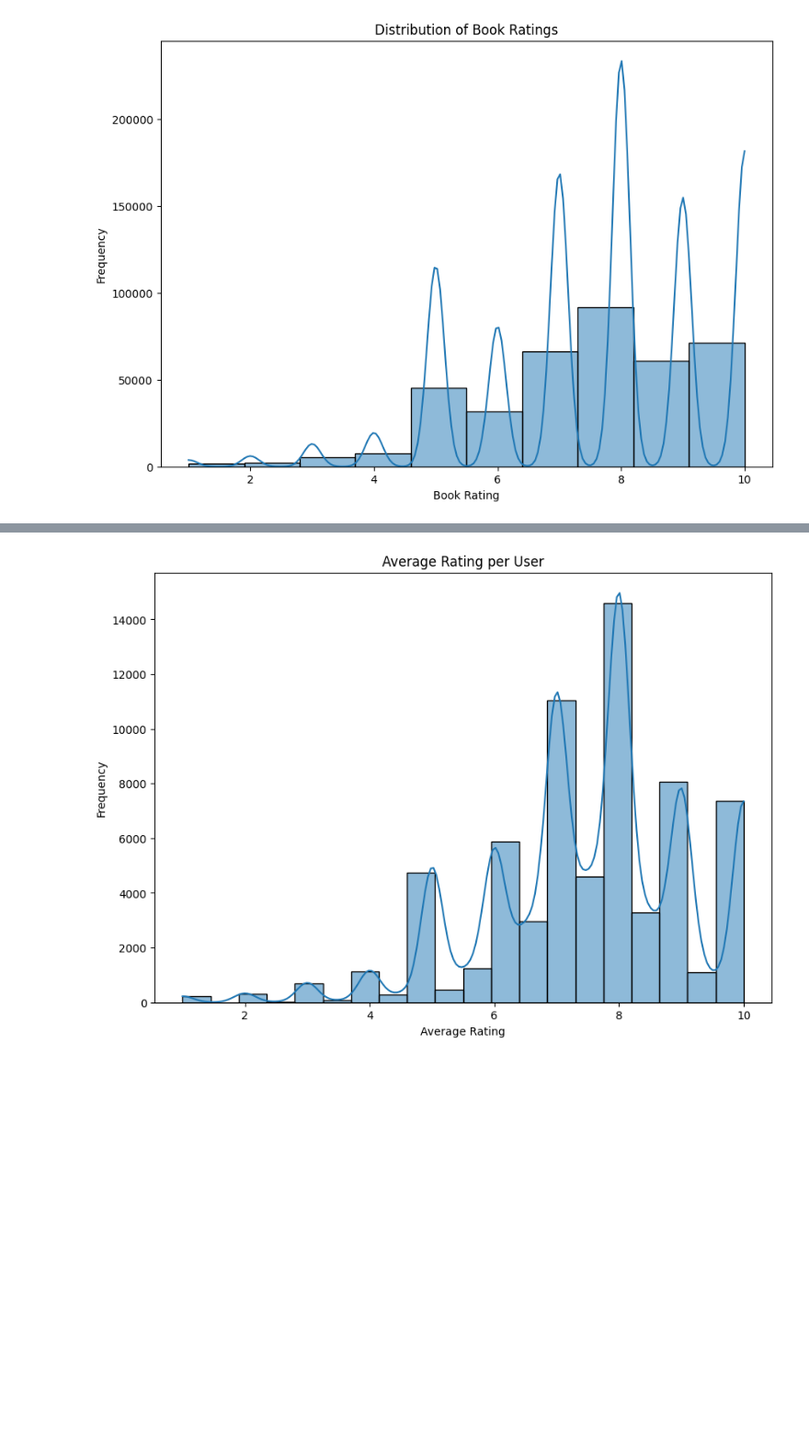
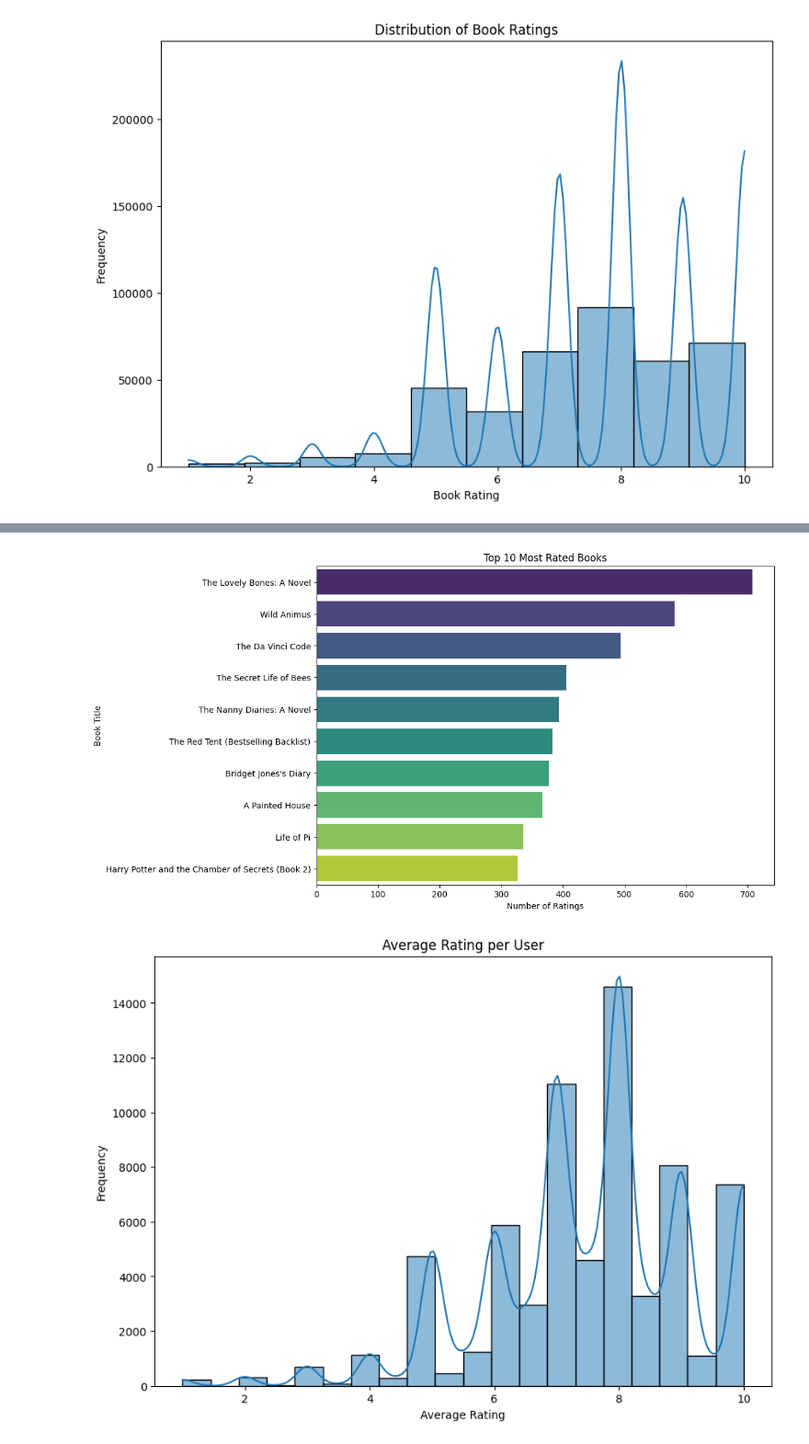
Before and after one commit to Marina-01/ComputingBooks, a Jupyter notebook: tensorflowrecommend.ipynb, the cells around one changed output, grey strips where cells are left out. Shown at 92% size. Cells and saved outputs as stored; diff of their text form; code cells hidden in the pictures; blank space fills up the shorter version.

```diff
--- a/tensorflowrecommend.ipynb
+++ b/tensorflowrecommend.ipynb
@@ -144,3 +188,13 @@ plt.show()
+# %%
+most_rated_books = df_selected.groupby('Book-Title')['Book-Rating'].count().sort_values(ascending=False).head(10)
+plt.figure(figsize=(10, 7))
+sns.barplot(x=most_rated_books.values, y=most_rated_books.index, palette='viridis')
+plt.title('Top 10 Most Rated Books')
+plt.xlabel('Number of Ratings')
+plt.ylabel('Book Title')
+plt.show()
+# %% [output]
+[figure, added]
 # %%
 #Bias and Fairness Analysis: Analyze if the model shows any bias towards specific users or books.
 user_avg_rating = df_selected.groupby('User-ID')['Book-Rating'].mean()
```
Also changed, not shown: parts of 11 cells of this notebook.
